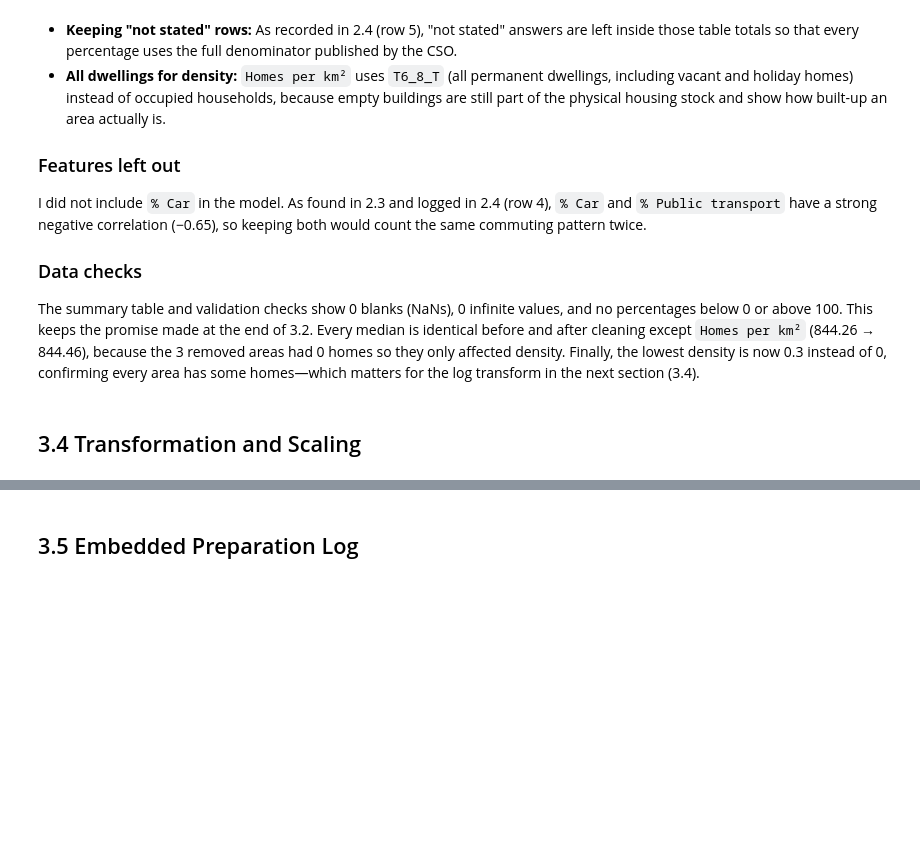
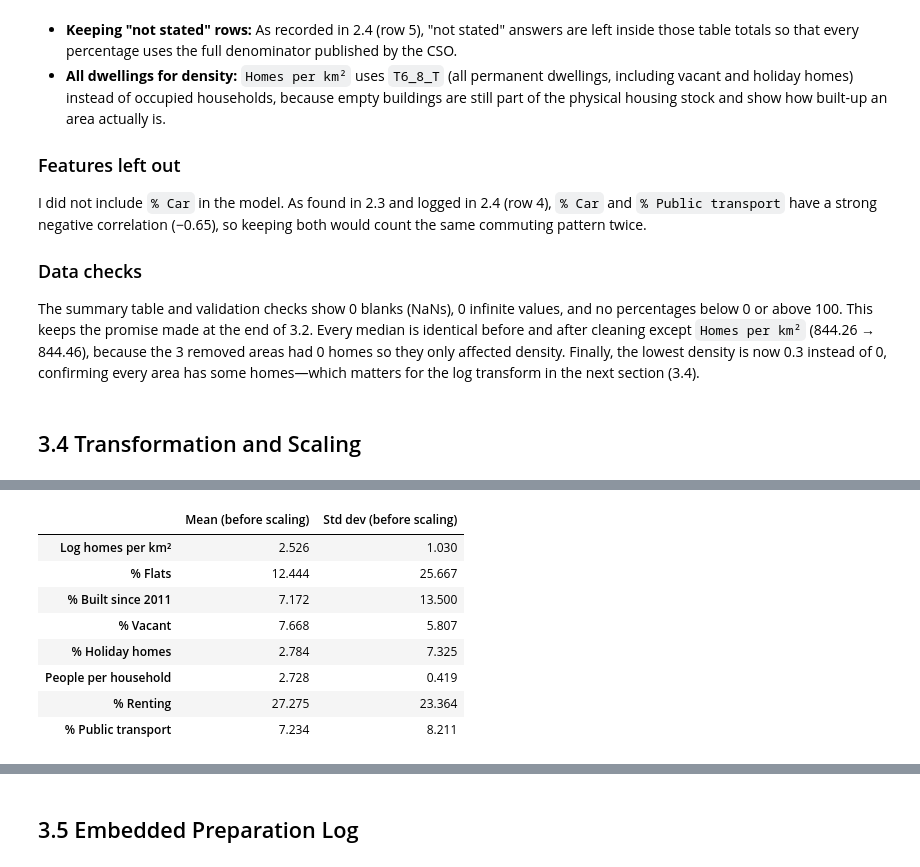
Before and after one commit to SwoopCodes/Data-Analytics_Irish-housing-density, a Jupyter notebook: notebooks/CA2_CRISP_DM_Notebook.ipynb, the cells around one changed output, grey strips where cells are left out. Drawn from its saved outputs; the diff is of its cells as text; code cells hidden in the pictures; blank space fills up the shorter version.

```diff
--- a/notebooks/CA2_CRISP_DM_Notebook.ipynb
+++ b/notebooks/CA2_CRISP_DM_Notebook.ipynb
@@ -905,0 +939,24 @@ The summary table and validation checks show 0 blanks (NaNs), 0 infinite values,
+# %%
+model_features = ["Log homes per km²", "% Flats", "% Built since 2011", "% Vacant",
+                  "% Holiday homes", "People per household", "% Renting", "% Public transport"]
+
+scaler = StandardScaler()
+scaled_values = scaler.fit_transform(features_df[model_features])
+
+X_scaled = pd.DataFrame(scaled_values, columns=model_features, index=features_df.index)
+
+scaler_params = pd.DataFrame({
+    "Mean (before scaling)": scaler.mean_,
+    "Std dev (before scaling)": scaler.scale_,
+}, index=model_features).round(3)
+scaler_params
+# %% [output]
+|  | Mean (before scaling) | Std dev (before scaling) |
+| Log homes per km² | 2.526 | 1.030 |
+| % Flats | 12.444 | 25.667 |
+| % Built since 2011 | 7.172 | 13.500 |
+| % Vacant | 7.668 | 5.807 |
+| % Holiday homes | 2.784 | 7.325 |
+| People per household | 2.728 | 0.419 |
+| % Renting | 27.275 | 23.364 |
+| % Public transport | 7.234 | 8.211 |
```
Also changed, not shown: parts of 6 cells of this notebook, 2 other files.
